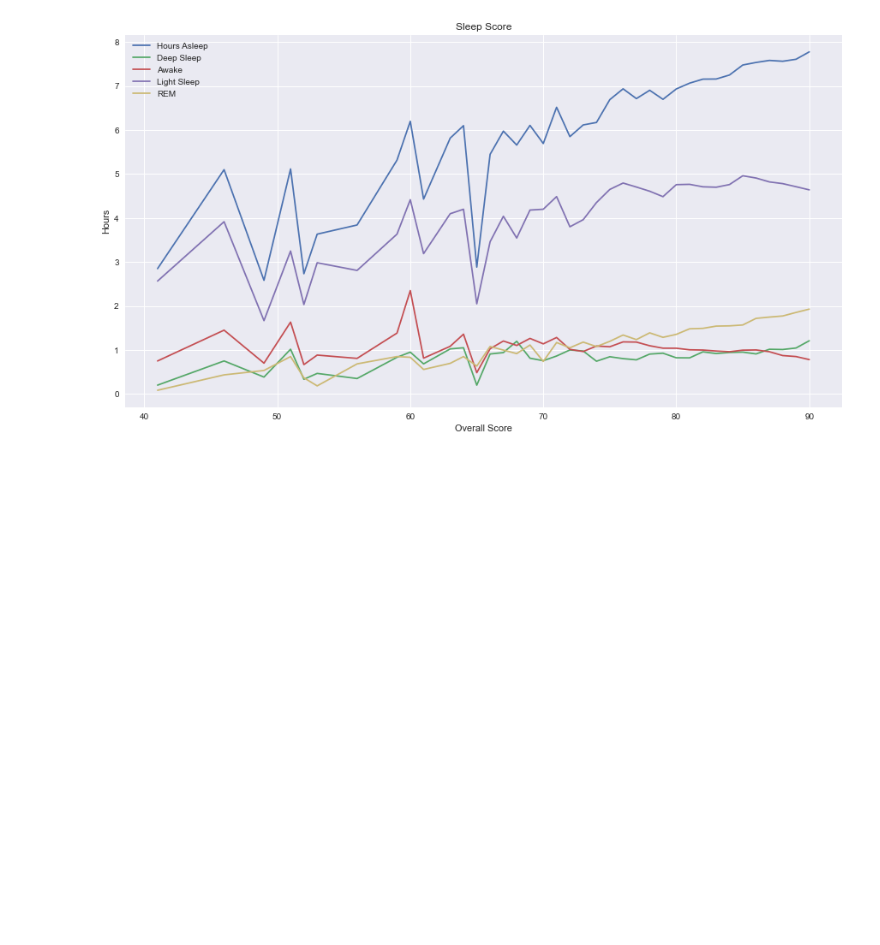
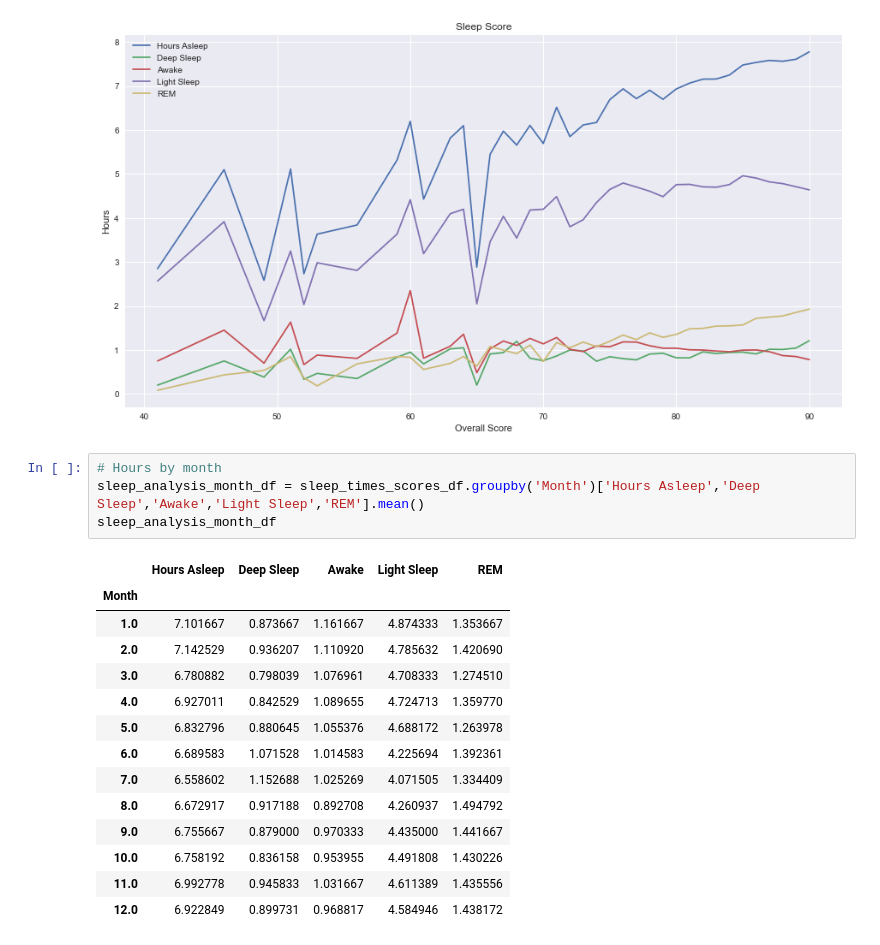
Before and after one commit to bratrudb/Fitbit_data_analysis, a Jupyter notebook: fitbit_analysis-sleep.ipynb, the cells around one changed output. Saved outputs shown, nothing was run; the diff lists cells and outputs as text; blank space fills up the shorter version.

```diff
--- a/fitbit_analysis-sleep.ipynb
+++ b/fitbit_analysis-sleep.ipynb
@@ -186,3 +187,22 @@ sleep_times.set_ylabel("Hours")
 plt.show()
 # %% [output]
 [figure]
+# %%
+# Hours by month
+sleep_analysis_month_df = sleep_times_scores_df.groupby('Month')['Hours Asleep','Deep Sleep','Awake','Light Sleep','REM'].mean()
+sleep_analysis_month_df
+# %% [output]
+|  | Hours Asleep | Deep Sleep | Awake | Light Sleep | REM |
+| Month |  |  |  |  |  |
+| 1.0 | 7.101667 | 0.873667 | 1.161667 | 4.874333 | 1.353667 |
+| 2.0 | 7.142529 | 0.936207 | 1.110920 | 4.785632 | 1.420690 |
+| 3.0 | 6.780882 | 0.798039 | 1.076961 | 4.708333 | 1.274510 |
+| 4.0 | 6.927011 | 0.842529 | 1.089655 | 4.724713 | 1.359770 |
+| 5.0 | 6.832796 | 0.880645 | 1.055376 | 4.688172 | 1.263978 |
+| 6.0 | 6.689583 | 1.071528 | 1.014583 | 4.225694 | 1.392361 |
+| 7.0 | 6.558602 | 1.152688 | 1.025269 | 4.071505 | 1.334409 |
+| 8.0 | 6.672917 | 0.917188 | 0.892708 | 4.260937 | 1.494792 |
+| 9.0 | 6.755667 | 0.879000 | 0.970333 | 4.435000 | 1.441667 |
+| 10.0 | 6.758192 | 0.836158 | 0.953955 | 4.491808 | 1.430226 |
+| 11.0 | 6.992778 | 0.945833 | 1.031667 | 4.611389 | 1.435556 |
+| 12.0 | 6.922849 | 0.899731 | 0.968817 | 4.584946 | 1.438172 |
```
Also changed, not shown: parts of 3 cells of this notebook, 2 other files.
